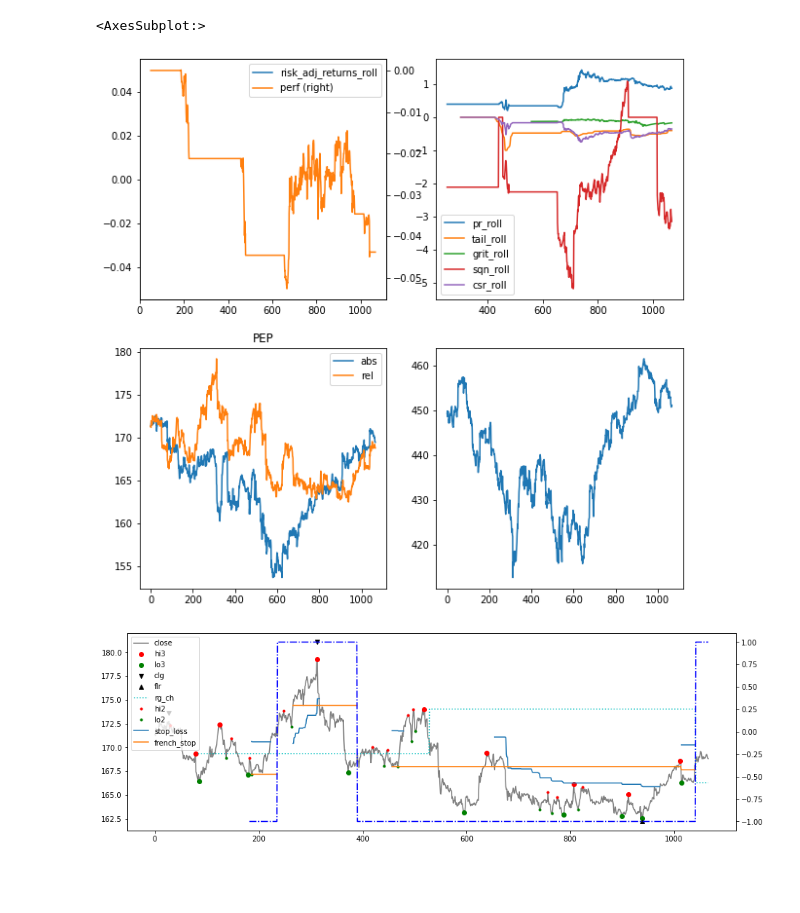
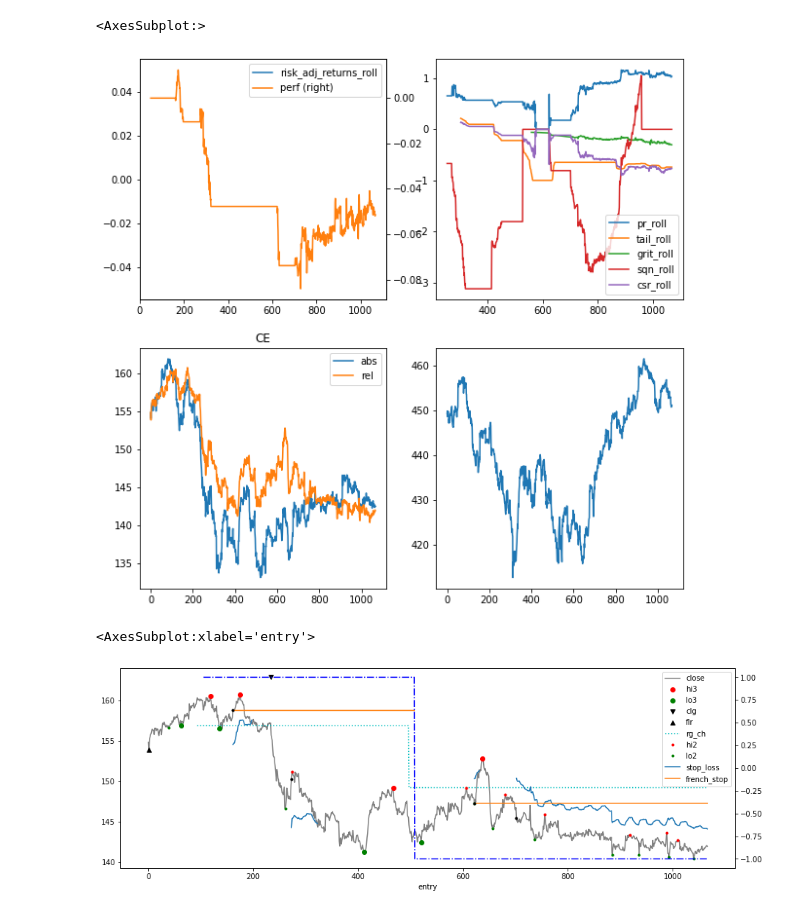
Before and after one commit to bjahnke/blue_bird_pms, a Jupyter notebook: src/backtester.ipynb, the cells around one changed output. Saved outputs shown, nothing was run; the diff lists cells and outputs as text; code cells hidden in the pictures; blank space fills up the shorter version.

```diff
--- a/src/backtester.ipynb
+++ b/src/backtester.ipynb
@@ -30,7 +30,7 @@ _strategy_overview = pd.read_csv(_data_loader.file_path('stat_overview_15m.csv')
 
 _price_data_by_symbol = sbtu.PriceGlob(_price_data).swap_level()
 # %%
-symbol = 'PEP'
+symbol = 'CE'
 _strat_data = _strategy_lookup[symbol]
 _stats = _strategy_lookup[symbol].stat_historical
 fig, axs = plt.subplots(2, 2)
@@ -53,19 +53,21 @@ get_abs_rel(symbol).plot(title=symbol, ax=axs[1, 0])
 _bench.close.plot(ax=axs[1, 1])
 # %% [output]
 <AxesSubplot:>
-[figure, old version]
+[figure, new version]
 # %%
-
-
 epd = _strategy_lookup[symbol].enhanced_price_data.copy()
 epd['french_stop'] = _strategy_lookup[symbol].french_stop.stop_price
 _sl = _strategy_lookup[symbol].stop_loss_series
 _sl = _sl.loc[~_sl.index.duplicated(keep='first')]
 epd['stop_loss'] = _sl
 # epd['base_close'] = _symbol_data.close
 scanner.enhanced_price_data_plot(epd)
+_en_cpy = _entry_table.loc[_entry_table.symbol == symbol].copy()
+_en_cpy.index = _en_cpy.entry
+_en_cpy.en_px.plot(style='k.')
 # %% [output]
+<AxesSubplot:xlabel='entry'>
-[figure, old version]
+[figure, new version]
 # %%
 
 _pt = _strategy_lookup[symbol].peak_table.copy()
```
Also changed, not shown: parts of 8 cells of this notebook, 6 other files.
